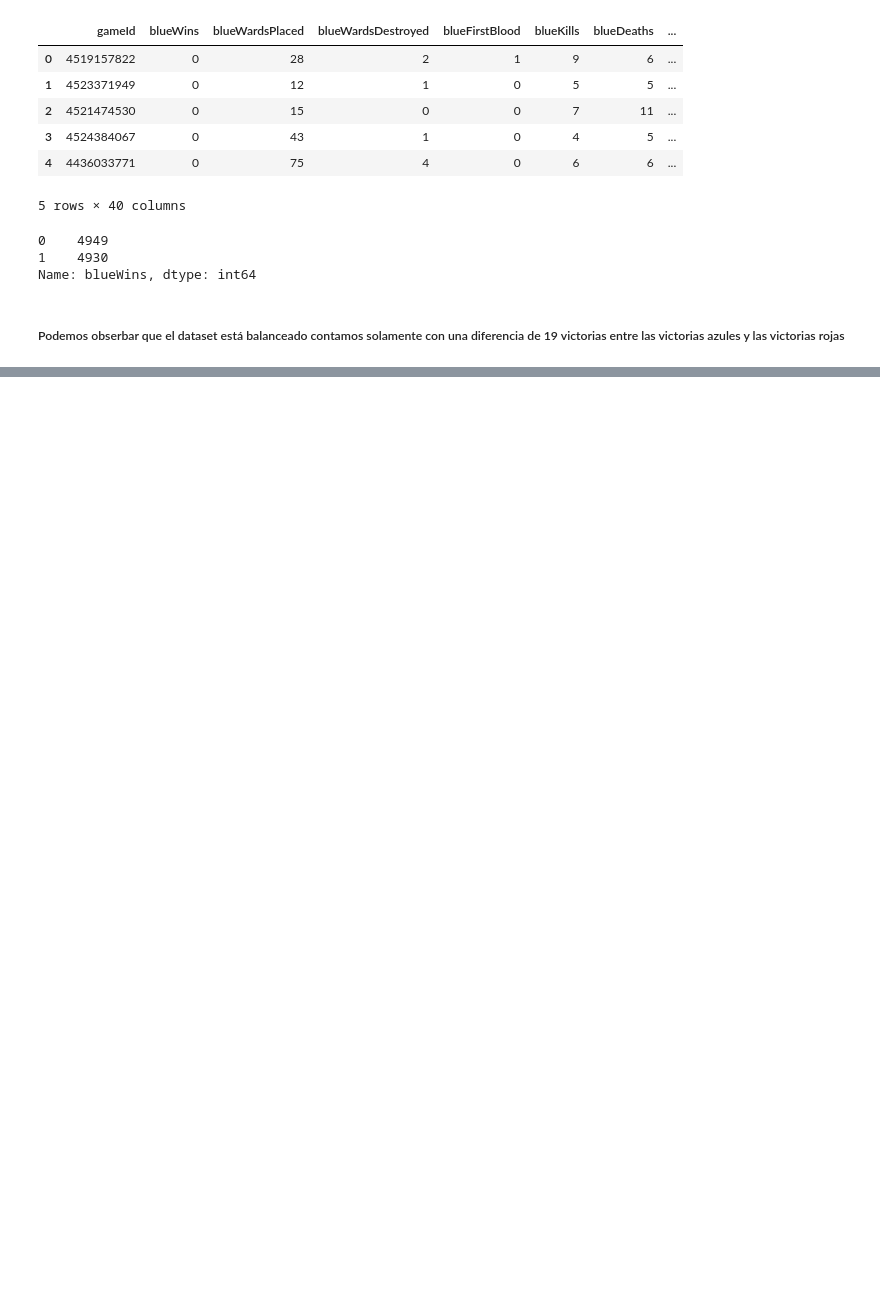
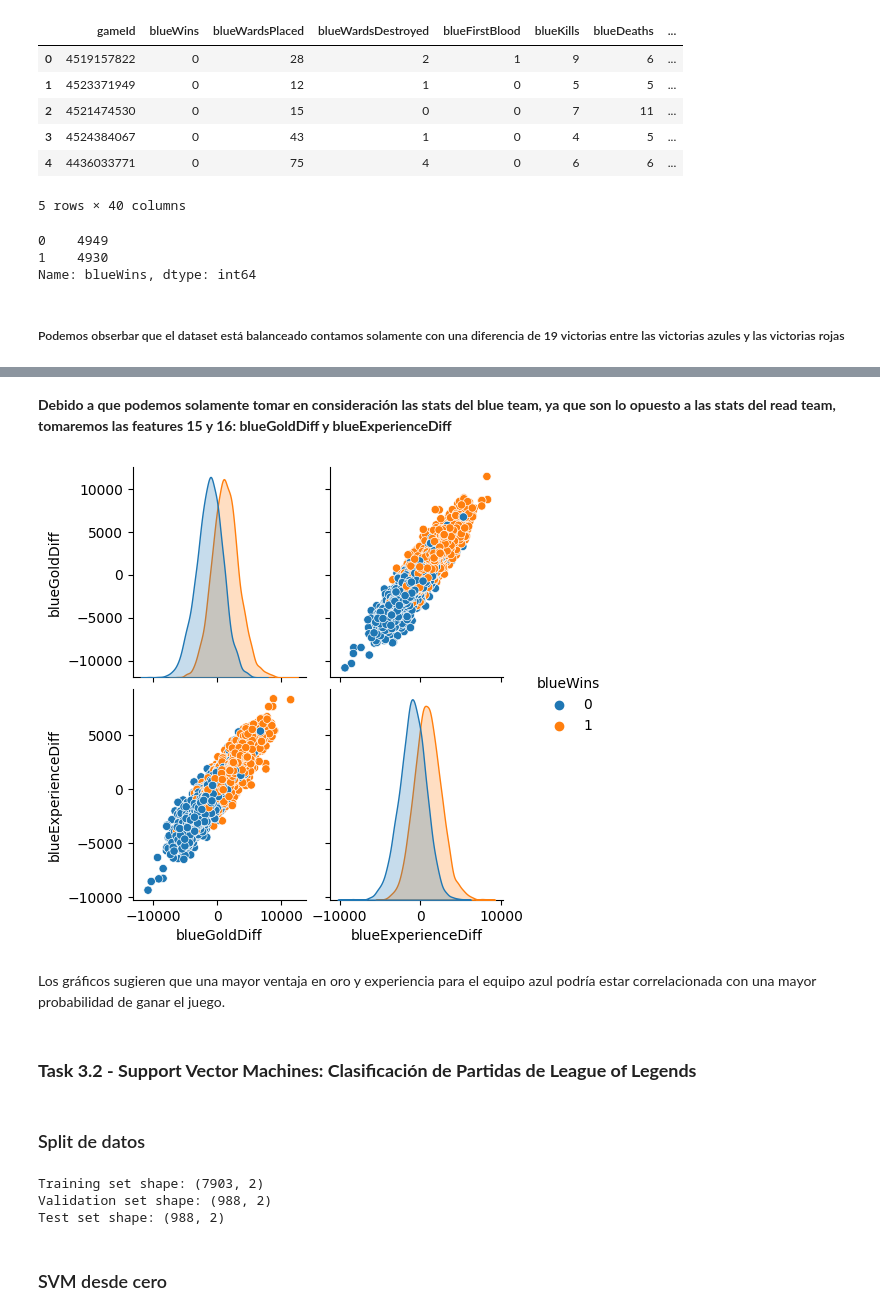
Before and after one commit to Wachuuu15/IA_LABS, a Jupyter notebook: IA/Task3.ipynb, the cells around one changed output, grey strips where cells are left out. Saved outputs shown, nothing was run; the diff lists cells and outputs as text; code cells hidden in the pictures; blank space fills up the shorter version.

```diff
--- a/IA/Task3.ipynb
+++ b/IA/Task3.ipynb
@@ -43,0 +130,48 @@ plt.show
+# %% [markdown]
+**Debido a que podemos solamente tomar en consideración las stats del blue team, ya que son lo opuesto a las stats del read team, tomaremos las features 15 y 16: blueGoldDiff y blueExperienceDiff**
+# %%
+import seaborn as sns
+
+# Visualizar correlación de las variables seleccionadas
+sns.pairplot(data[[
+                'blueGoldDiff',
+                'blueExperienceDiff',
+                'blueWins']], hue='blueWins')
+plt.show()
+# %% [output]
+[figure, added]
+# %% [markdown]
+Los gráficos sugieren que una mayor ventaja en oro y experiencia para el equipo azul podría estar correlacionada con una mayor probabilidad de ganar el juego.
+# %% [markdown]
+### **Task 3.2 - Support Vector Machines: Clasificación de Partidas de League of Legends**
+# %% [markdown]
+### Split de datos
+# %%
+from sklearn.model_selection import train_test_split
+
+# Seleccionar solamente 2 variables para x
+feature_labels = feature_labels[['blueGoldDiff', 'blueExperienceDiff']]
+feature_labels
+
+# Split the dataset a  training, validation, y test sets
+X_train, X_temp, y_train, y_temp = train_test_split(feature_labels, blueWins, test_size=0.2, random_state=1)
+X_val, X_test, y_val, y_test = train_test_split(X_temp, y_temp, test_size=0.5, random_state=1)
+
+# Print de shapes
+print("Training set shape:", X_train.shape)
+print("Validation set shape:", X_val.shape)
+print("Test set shape:", X_test.shape)
+
+# X_train = X_train.to_numpy()
+# y_train = y_train.to_numpy()
+# X_val = X_val.to_numpy()
+# y_val = y_val.to_numpy()
+# X_test = X_test.to_numpy()
+# y_test = y_test.to_numpy()
+# print(feature_labels[:,1])
+# %% [output]
+Training set shape: (7903, 2)
+Validation set shape: (988, 2)
+Test set shape: (988, 2)
+# %% [markdown]
+### SVM desde cero
```
Also changed, not shown: parts of 13 cells of this notebook.
